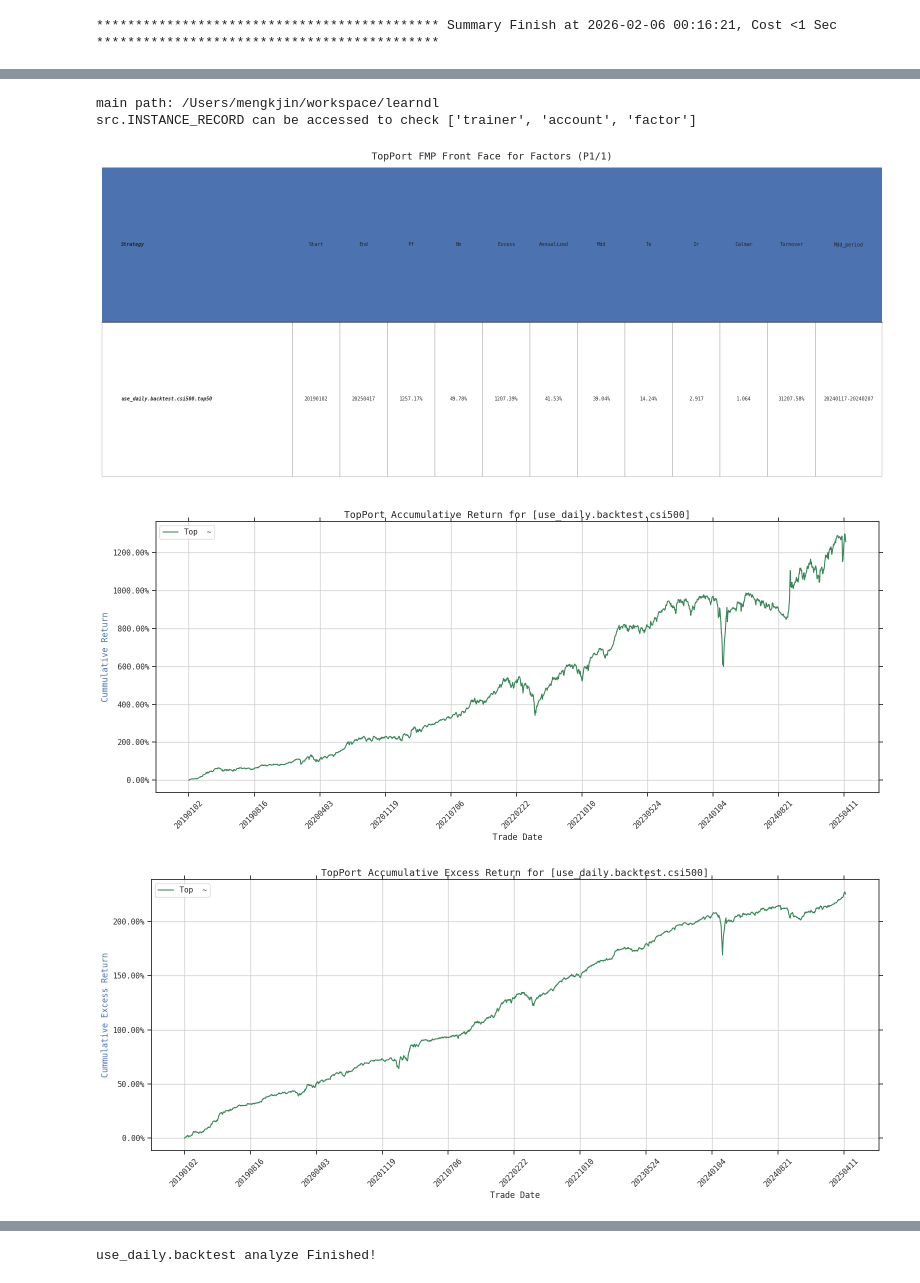
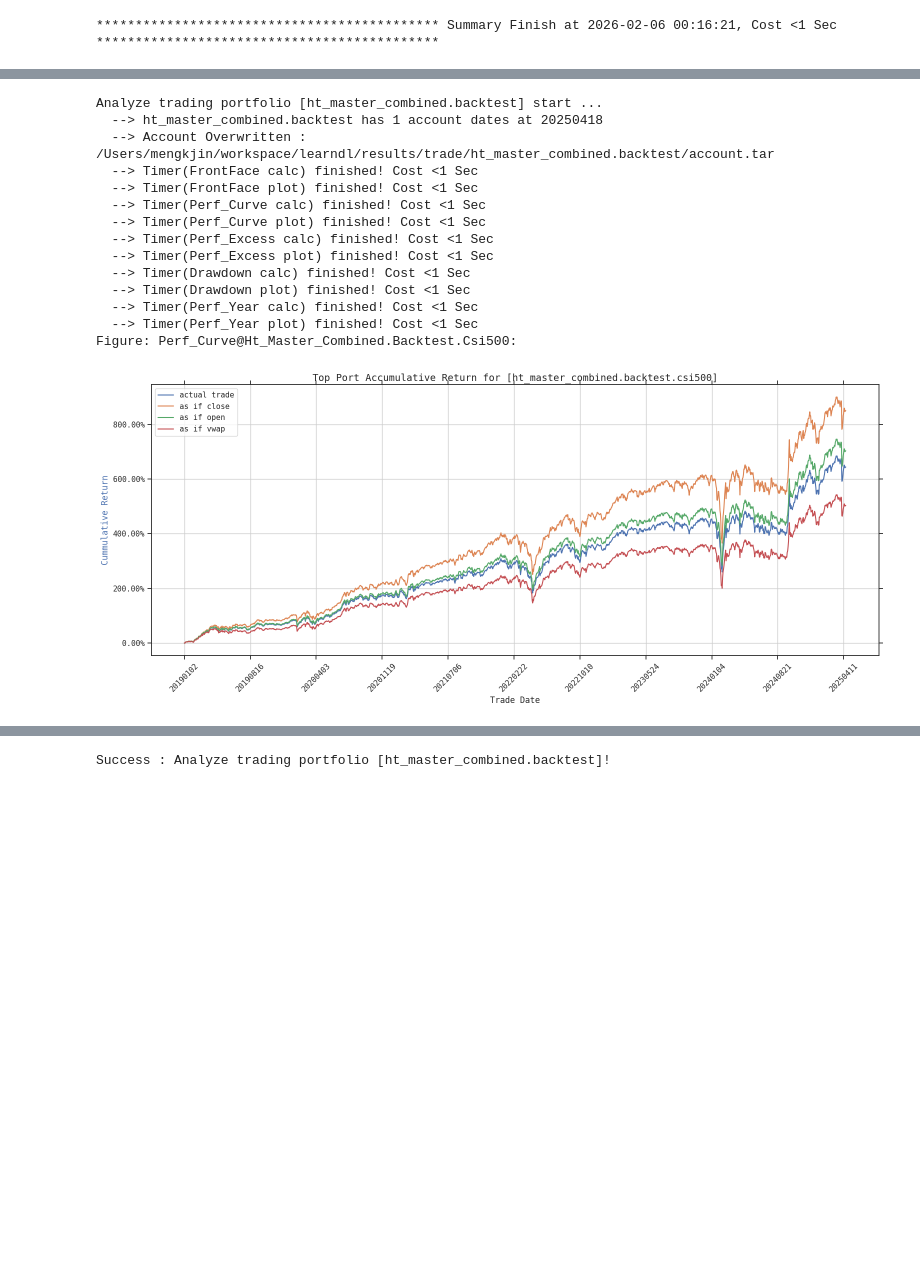
Before and after one commit to mengkjin/learndl, a Jupyter notebook: resources/notebooks/trade_port_analysis.ipynb, the cells around one changed output, grey strips where cells are left out. Cells and saved outputs as stored; diff of their text form; code cells hidden in the pictures; blank space fills up the shorter version.

```diff
--- a/resources/notebooks/trade_port_analysis.ipynb
+++ b/resources/notebooks/trade_port_analysis.ipynb
@@ -39,4 +51,4 @@ TradingPort(name='use_daily.backtest', alpha='big_combine', universe='top-1000',
 # %%
-from src.res.trading.util import TradingPort
-tp = TradingPort.load('use_daily.backtest2')
-tp.build(20250624).analyze()
+from src.res.trading import TradingPort
+tp = TradingPort.load('use_daily.backtest1')
+tp.build().analyze()
@@ -55,5 +55,5 @@ TradingPort(name='use_daily.backtest2', alpha='big_combine', universe='top-1000'
 # %%
-from src.res.trading.util import TradingPort
-tp = TradingPort.load('use_daily.backtest3')
-tp.build(20250624).analyze()
+from src.res.trading import TradingPort
+tp = TradingPort.load('use_daily.backtest')
+tp.analyze(trade_engine='yale')
 # %% [output]
@@ -68,10 +69,20 @@ TradingPort(name='use_daily.backtest3', alpha='big_combine', universe='top-1000'
 # %%
-from src.res.trading.util import TradingPort
-tp = TradingPort.load('use_daily.backtest')
-tp.analyze(trade_engine='yale')
+from src.res.trading import TradingPort
+tp = TradingPort.load('ht_master_combined.backtest')
+tp.build(20250428).analyze(trade_engine='yale')
 # %% [output]
-main path: /Users/mengkjin/workspace/learndl
-src.INSTANCE_RECORD can be accessed to check ['trainer', 'account', 'factor']
+Analyze trading portfolio [ht_master_combined.backtest] start ...
+  --> ht_master_combined.backtest has 1 account dates at 20250418
+  --> Account Overwritten : /Users/mengkjin/workspace/learndl/results/trade/ht_master_combined.backtest/account.tar
+  --> Timer(FrontFace calc) finished! Cost <1 Sec
+  --> Timer(FrontFace plot) finished! Cost <1 Sec
+  --> Timer(Perf_Curve calc) finished! Cost <1 Sec
+  --> Timer(Perf_Curve plot) finished! Cost <1 Sec
+  --> Timer(Perf_Excess calc) finished! Cost <1 Sec
+  --> Timer(Perf_Excess plot) finished! Cost <1 Sec
+  --> Timer(Drawdown calc) finished! Cost <1 Sec
+  --> Timer(Drawdown plot) finished! Cost <1 Sec
+  --> Timer(Perf_Year calc) finished! Cost <1 Sec
+  --> Timer(Perf_Year plot) finished! Cost <1 Sec
+Figure: Perf_Curve@Ht_Master_Combined.Backtest.Csi500:
-[figure, old version]
+[figure, new version]
-[figure, removed]
-[figure, removed]
@@ -80 +89 @@ src.INSTANCE_RECORD can be accessed to check ['trainer', 'account', 'factor']
-use_daily.backtest analyze Finished!
+Success : Analyze trading portfolio [ht_master_combined.backtest]!
```
Also changed, not shown: parts of 6 cells of this notebook, 41 other files.
